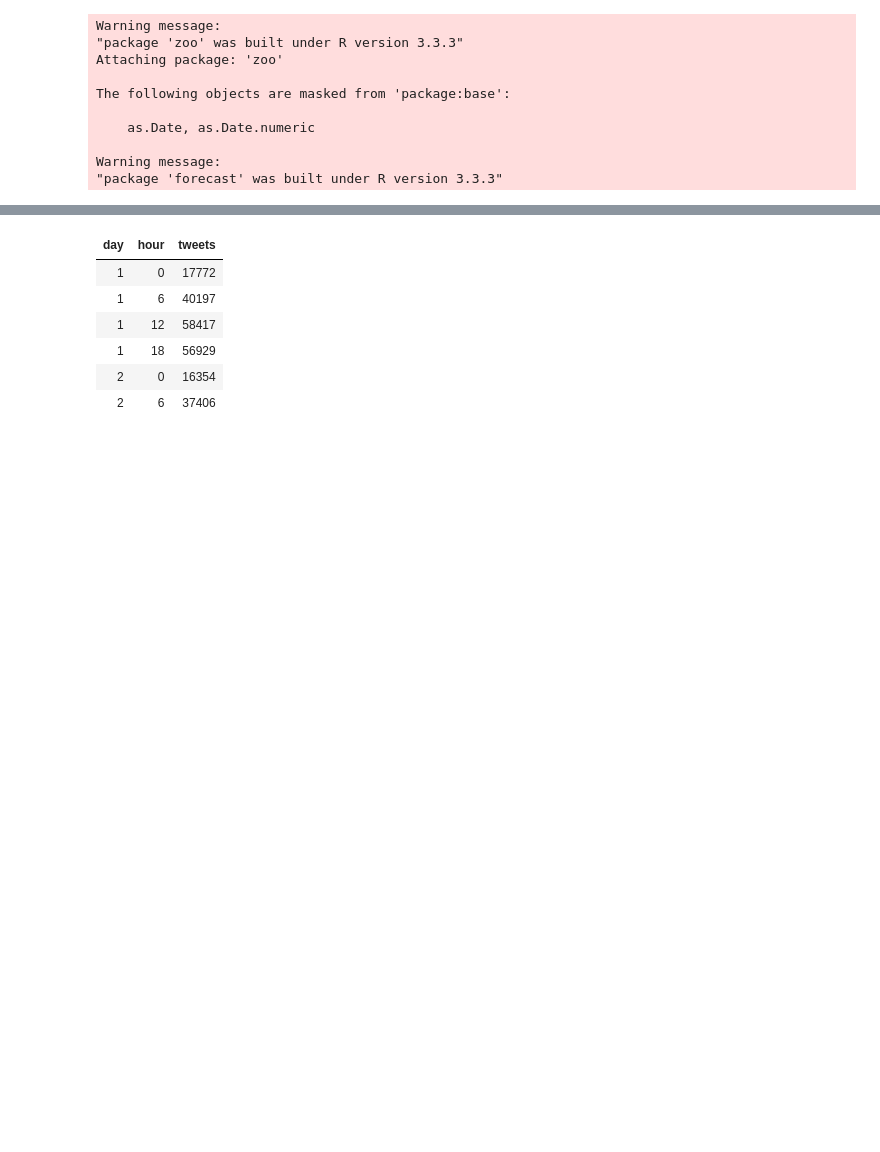
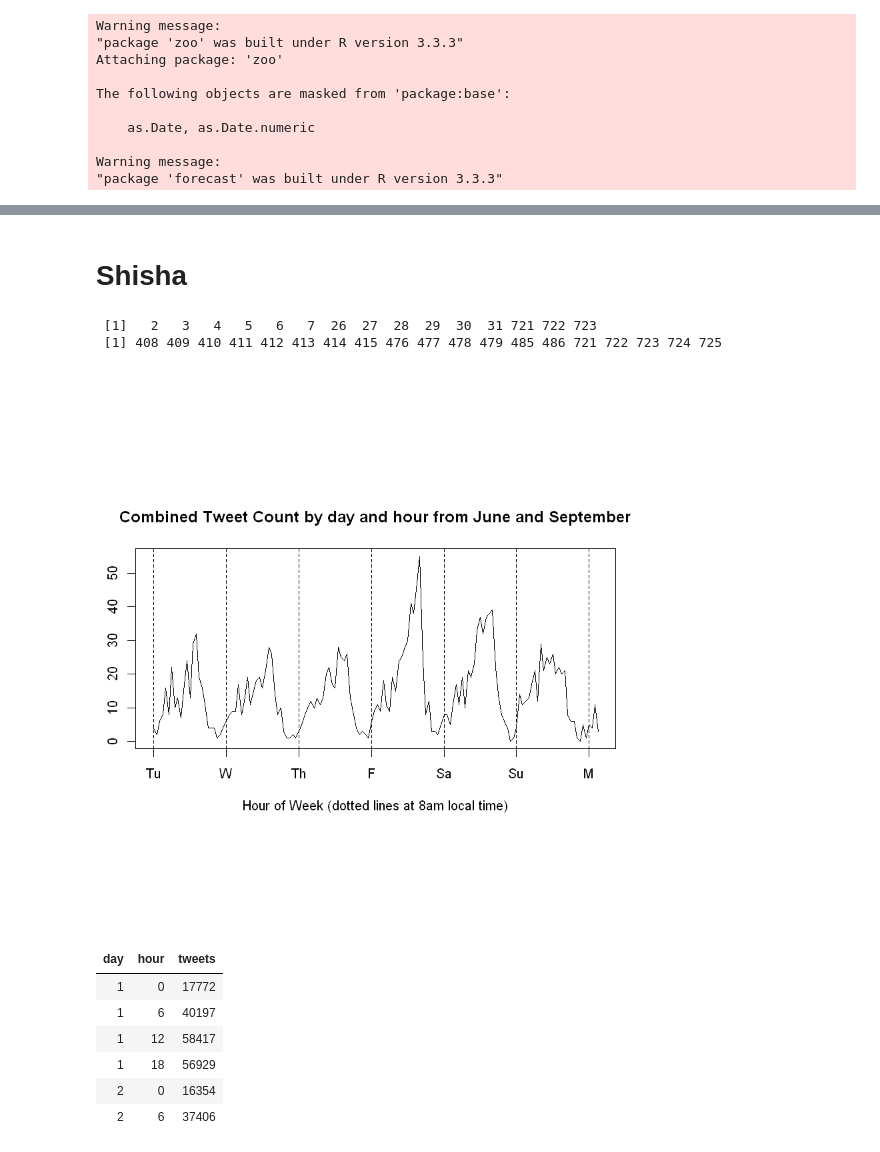
Before and after one commit to tj2huang/nyu-research, a Jupyter notebook: notebooks/tobacco-plot.ipynb, the cells around one changed output, grey strips where cells are left out. Cells and saved outputs as stored; diff of their text form; code cells hidden in the pictures; blank space fills up the shorter version.

```diff
--- a/notebooks/tobacco-plot.ipynb
+++ b/notebooks/tobacco-plot.ipynb
@@ -14,3 +68,12 @@ Warning message:
+# %% [markdown]
+# Shisha
+# %%
+total_by_day('c:/users/tom/documents/nyu-test/tob-run/june/summary/summary/shisha.csv',
+            'c:/users/tom/documents/nyu-test/tob-run/sept/summary/summary/shisha.csv')
+# %% [output]
+ [1]   2   3   4   5   6   7  26  27  28  29  30  31 721 722 723
+ [1] 408 409 410 411 412 413 414 415 476 477 478 479 485 486 721 722 723 724 725
+[figure, added]
 # %%
 time_index <- function(df){
   #indexes a dataframe by 30 days and 24 hours
```
Also changed, not shown: parts of 8 cells of this notebook.
